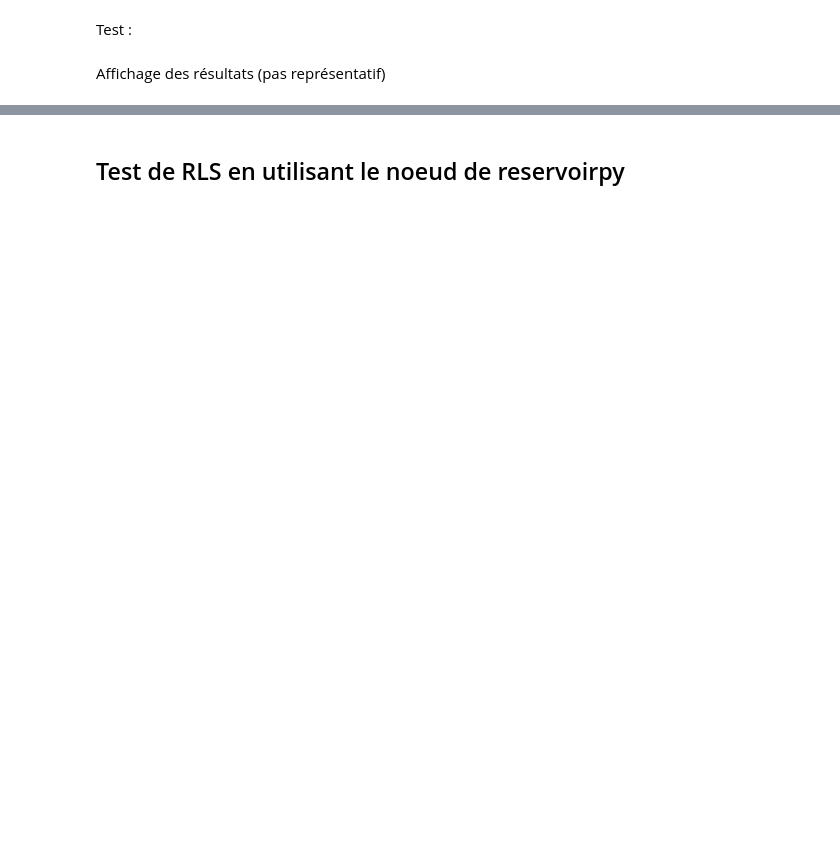
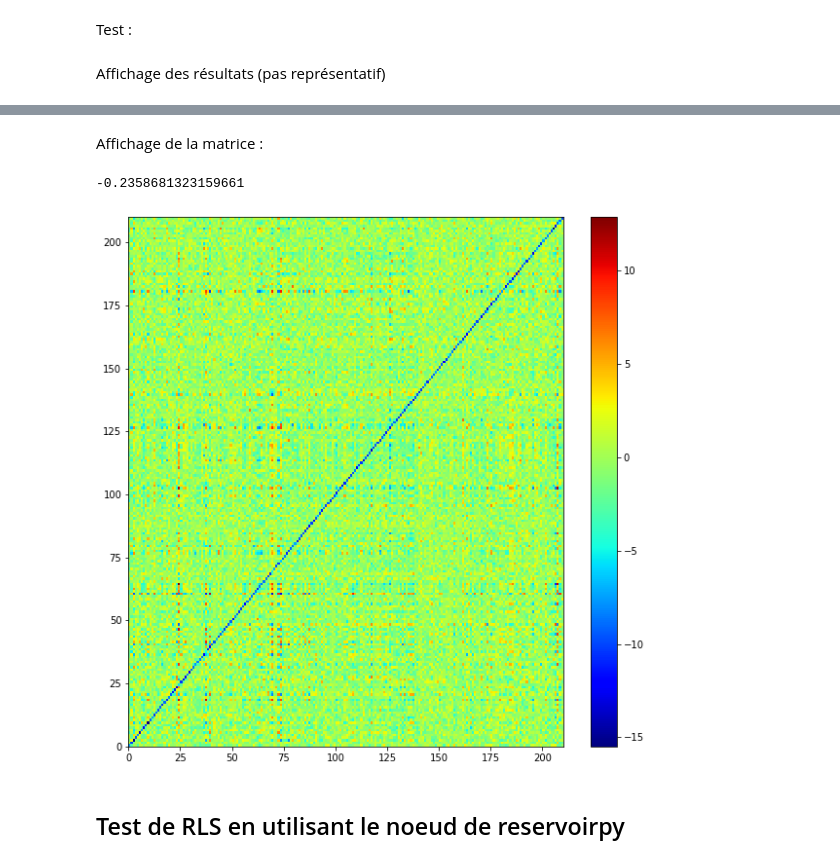
Before and after one commit to pCroiz/Stage-Mnemosyne, a Jupyter notebook: trained_reservoir_fig3.4.5_online.ipynb, the cells around one changed output, grey strips where cells are left out. Saved outputs shown, nothing was run; the diff lists cells and outputs as text; code cells hidden in the pictures; blank space fills up the shorter version.

```diff
--- a/trained_reservoir_fig3.4.5_online.ipynb
+++ b/trained_reservoir_fig3.4.5_online.ipynb
@@ -256,2 +304,13 @@ ax.legend()
+# %% [markdown]
+Affichage de la matrice :
+# %%
+fig, ax0 = plt.subplots(figsize=(10,10))
+
+im = ax0.pcolormesh(W_rls, cmap="jet",)
+fig.colorbar(im, ax=ax0)
+print(np.mean(W_rls))
+# %% [output]
+-0.2358681323159661
+[figure, added]
 # %% [markdown]
 ## Test de RLS en utilisant le noeud de reservoirpy
```
Also changed, not shown: parts of 36 cells of this notebook.
